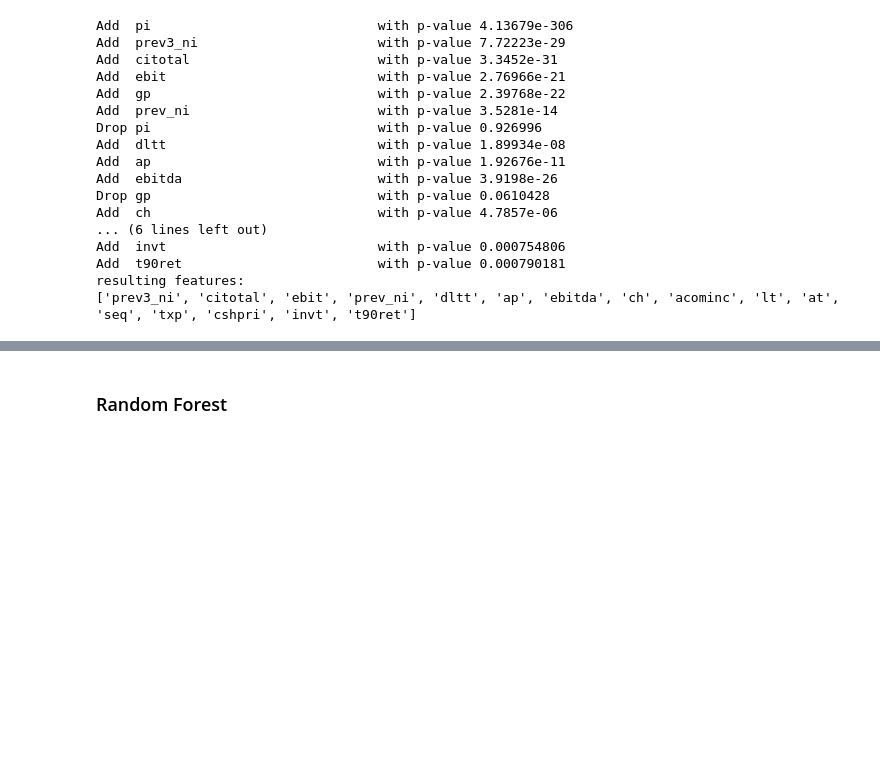
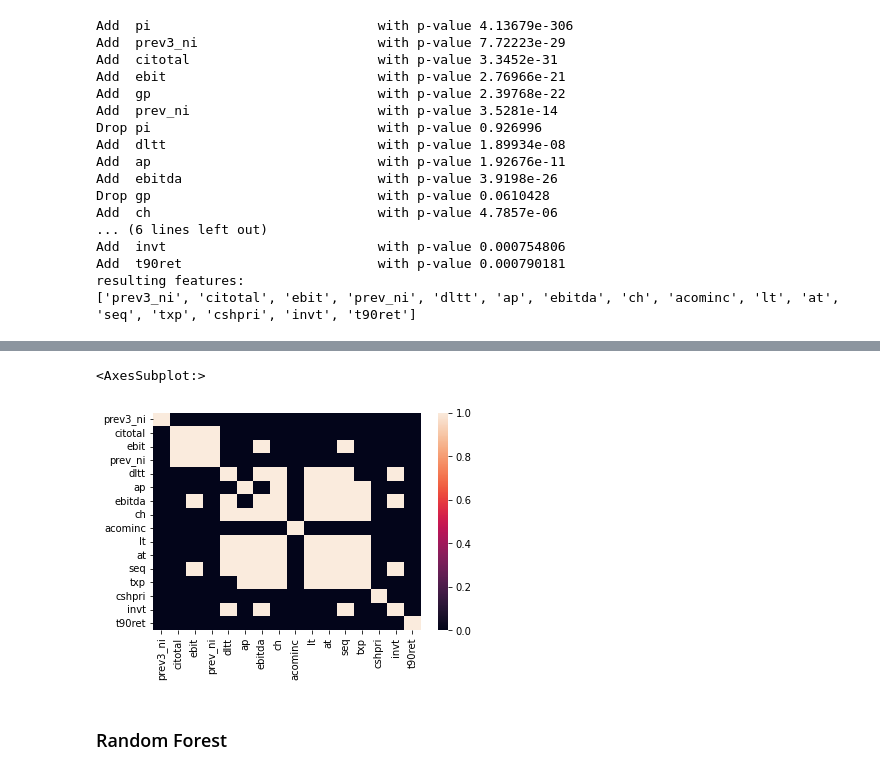
Before and after one commit to rohitashwachaks/fin-modelling, a Jupyter notebook: Assignment-1/earnings/modelling.ipynb, the cells around one changed output, grey strips where cells are left out. Drawn from its saved outputs; the diff is of its cells as text; code cells hidden in the pictures; blank space fills up the shorter version.

```diff
--- a/Assignment-1/earnings/modelling.ipynb
+++ b/Assignment-1/earnings/modelling.ipynb
@@ -484,3 +484,8 @@ Covariance Type:            nonrobust
 [2] The condition number is large, 1.39e+06. This might indicate that there are
 strong multicollinearity or other numerical problems.
 Test Set R2 is:0.7157
+# %%
+sns.heatmap(data[result].corr() > 0.7)
+# %% [output]
+<AxesSubplot:>
+[figure, added]
```
Also changed, not shown: parts of 4 cells of this notebook, 1 other file.
